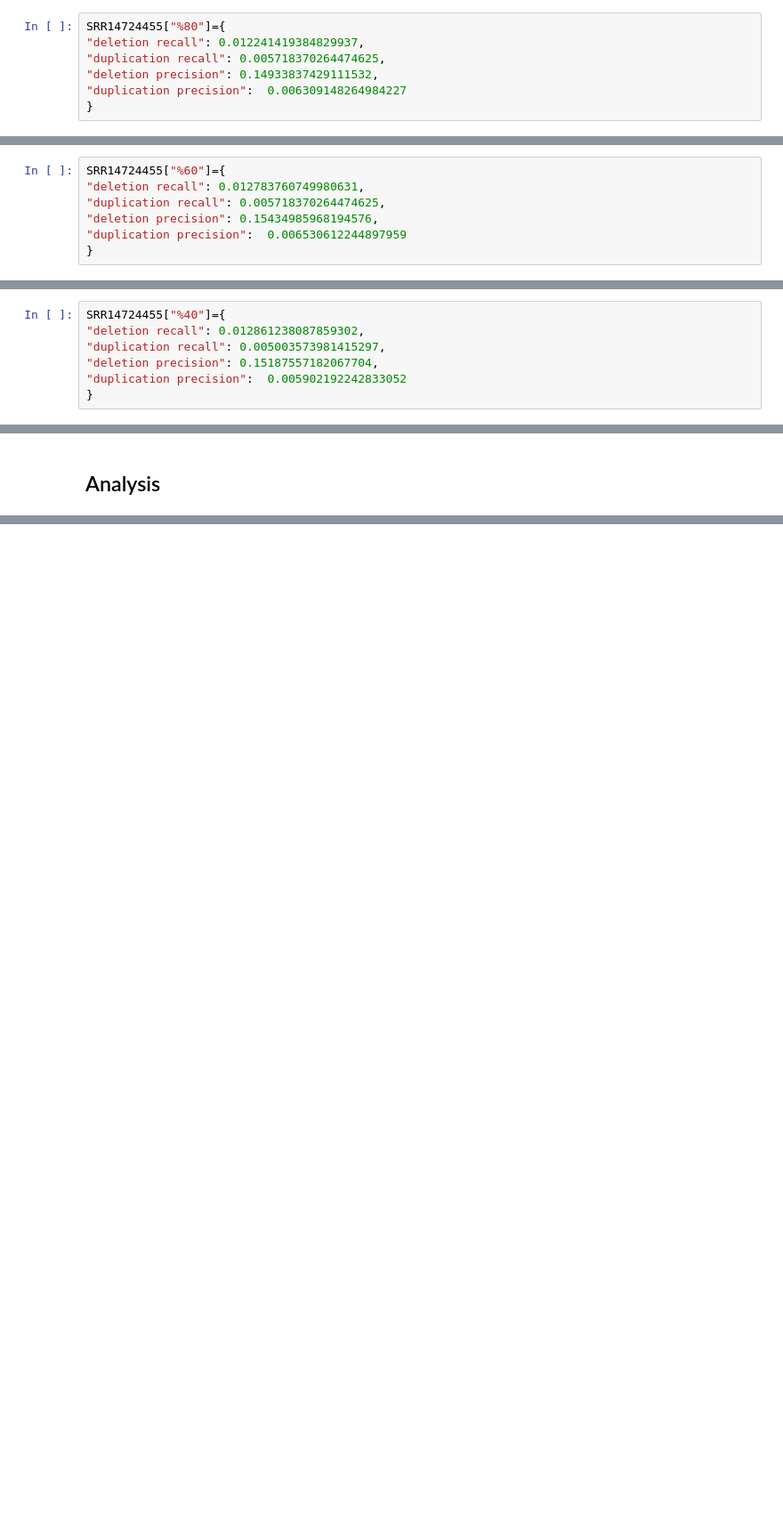
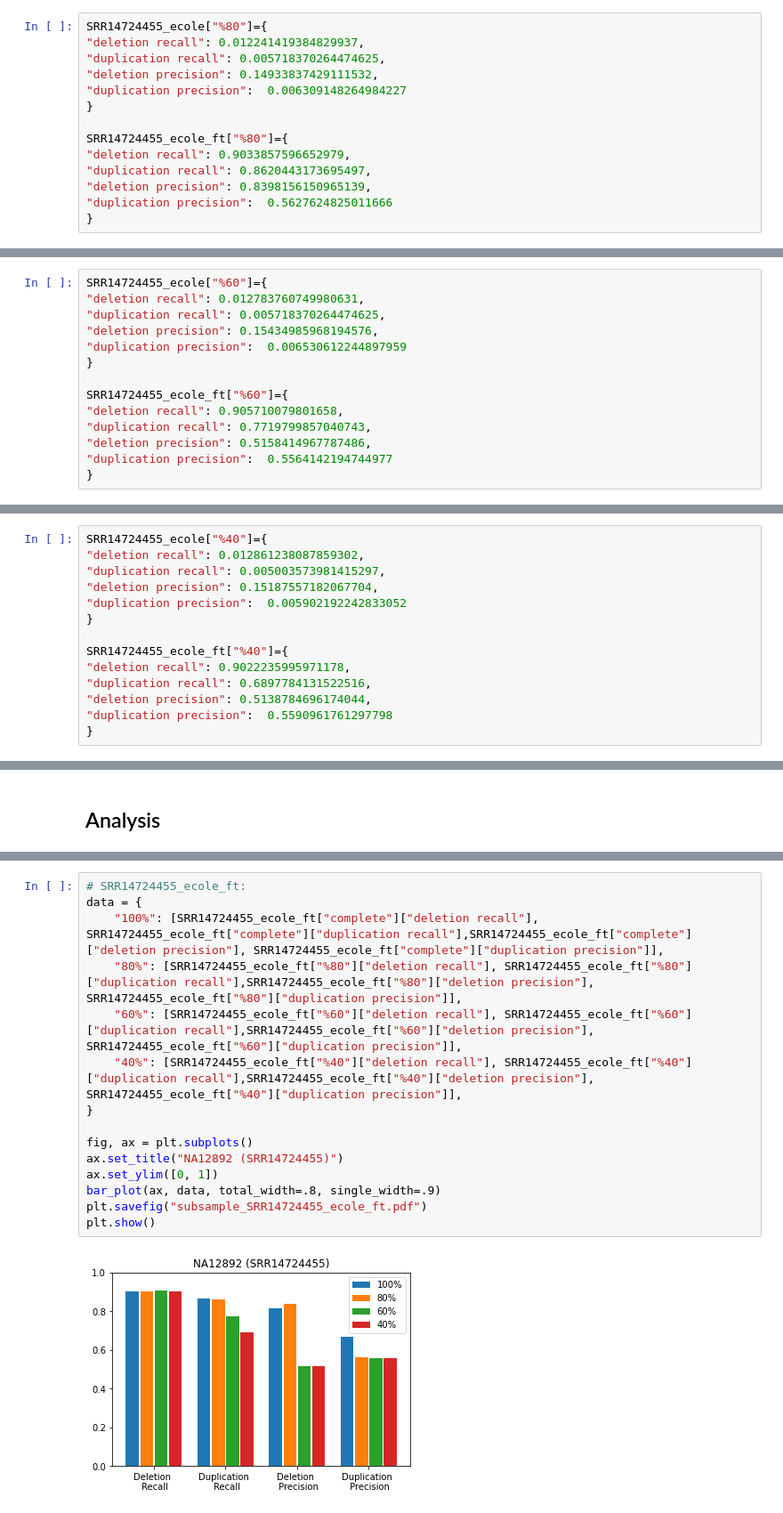
Before and after one commit to alperylmzz/ECOLE-revision, a Jupyter notebook: subsampling.ipynb, the cells around one changed output, grey strips where cells are left out. Shown at 89% size. Drawn from its saved outputs; the diff is of its cells as text; blank space fills up the shorter version.

```diff
--- a/subsampling.ipynb
+++ b/subsampling.ipynb
@@ -104,9 +91,16 @@ confusion matrix:  \
 # %% [markdown]
 ### %80 Subsampled
 # %%
-SRR14724455["%80"]={
+SRR14724455_ecole["%80"]={
 "deletion recall": 0.012241419384829937,
 "duplication recall": 0.005718370264474625,
 "deletion precision": 0.14933837429111532,
 "duplication precision":  0.006309148264984227
 }
+
+SRR14724455_ecole_ft["%80"]={
+"deletion recall": 0.9033857596652979,
+"duplication recall": 0.8620443173695497,
+"deletion precision": 0.8398156150965139,
+"duplication precision":  0.5627624825011666
+}
@@ -123,9 +107,16 @@ confusion matrix:  \
 # %% [markdown]
 ### %60 Subsampled
 # %%
-SRR14724455["%60"]={
+SRR14724455_ecole["%60"]={
 "deletion recall": 0.012783760749980631,
 "duplication recall": 0.005718370264474625,
 "deletion precision": 0.15434985968194576,
 "duplication precision":  0.006530612244897959
 }
+
+SRR14724455_ecole_ft["%60"]={
+"deletion recall": 0.905710079801658,
+"duplication recall": 0.7719799857040743,
+"deletion precision": 0.5158414967787486,
+"duplication precision":  0.5564142194744977
+}
@@ -142,9 +123,16 @@ confusion matrix:  \
 # %% [markdown]
 ### %40 Subsampled
 # %%
-SRR14724455["%40"]={
+SRR14724455_ecole["%40"]={
 "deletion recall": 0.012861238087859302,
 "duplication recall": 0.005003573981415297,
 "deletion precision": 0.15187557182067704,
 "duplication precision":  0.005902192242833052
 }
+
+SRR14724455_ecole_ft["%40"]={
+"deletion recall": 0.9022235995971178,
+"duplication recall": 0.6897784131522516,
+"deletion precision": 0.5138784696174044,
+"duplication precision":  0.5590961761297798
+}
@@ -263,0 +259,17 @@ plt.show()
+# %%
+# SRR14724455_ecole_ft:
+data = {
+    "100%": [SRR14724455_ecole_ft["complete"]["deletion recall"], SRR14724455_ecole_ft["complete"]["duplication recall"],SRR14724455_ecole_ft["complete"]["deletion precision"], SRR14724455_ecole_ft["complete"]["duplication precision"]],
+    "80%": [SRR14724455_ecole_ft["%80"]["deletion recall"], SRR14724455_ecole_ft["%80"]["duplication recall"],SRR14724455_ecole_ft["%80"]["deletion precision"], SRR14724455_ecole_ft["%80"]["duplication precision"]],
+    "60%": [SRR14724455_ecole_ft["%60"]["deletion recall"], SRR14724455_ecole_ft["%60"]["duplication recall"],SRR14724455_ecole_ft["%60"]["deletion precision"], SRR14724455_ecole_ft["%60"]["duplication precision"]],
+    "40%": [SRR14724455_ecole_ft["%40"]["deletion recall"], SRR14724455_ecole_ft["%40"]["duplication recall"],SRR14724455_ecole_ft["%40"]["deletion precision"], SRR14724455_ecole_ft["%40"]["duplication precision"]],
+}
+
+fig, ax = plt.subplots()
+ax.set_title("NA12892 (SRR14724455)")
+ax.set_ylim([0, 1])
+bar_plot(ax, data, total_width=.8, single_width=.9)
+plt.savefig("subsample_SRR14724455_ecole_ft.pdf")
+plt.show()
+# %% [output]
+[figure, added]
```
Also changed, not shown: parts of 18 cells of this notebook, 2 other files.
